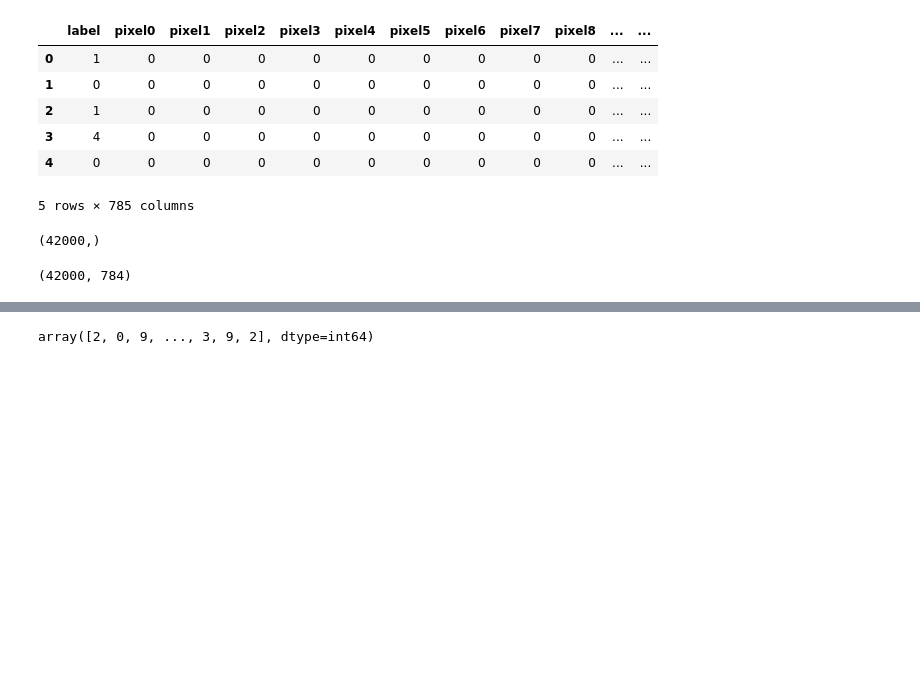
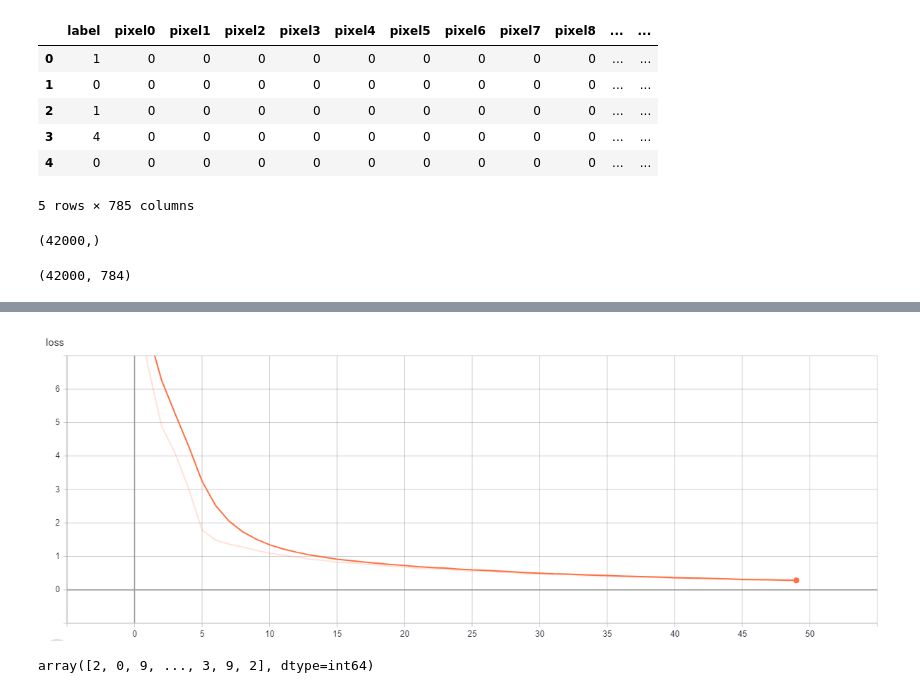
Before and after one commit to polyzer/kaggles, a Jupyter notebook: notebooks/Digit_Recognition/Keras_Dense_NN.ipynb, the cells around one changed output, grey strips where cells are left out. Saved outputs shown, nothing was run; the diff lists cells and outputs as text; code cells hidden in the pictures; blank space fills up the shorter version.

```diff
--- a/notebooks/Digit_Recognition/Keras_Dense_NN.ipynb
+++ b/notebooks/Digit_Recognition/Keras_Dense_NN.ipynb
@@ -109 +120,6 @@ answer = answer.astype(int)
+# %%
+PATH = "G:\\workspace\\kaggles\\notebooks\\Digit_Recognition\\images\\"
+Image(filename = PATH + "training_loss.png")
+# %% [output]
+[figure, added]
 # %%
```
Also changed, not shown: parts of 12 cells of this notebook, 8 other files.
